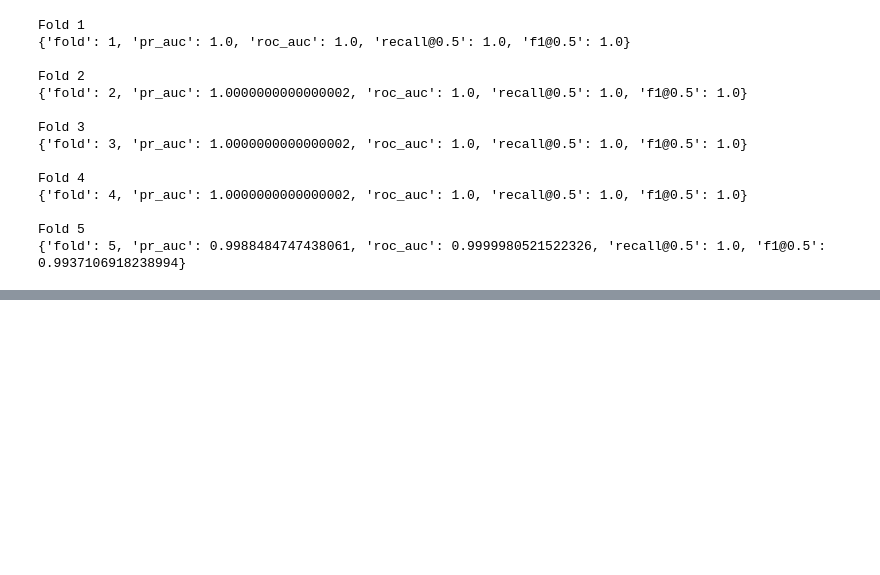
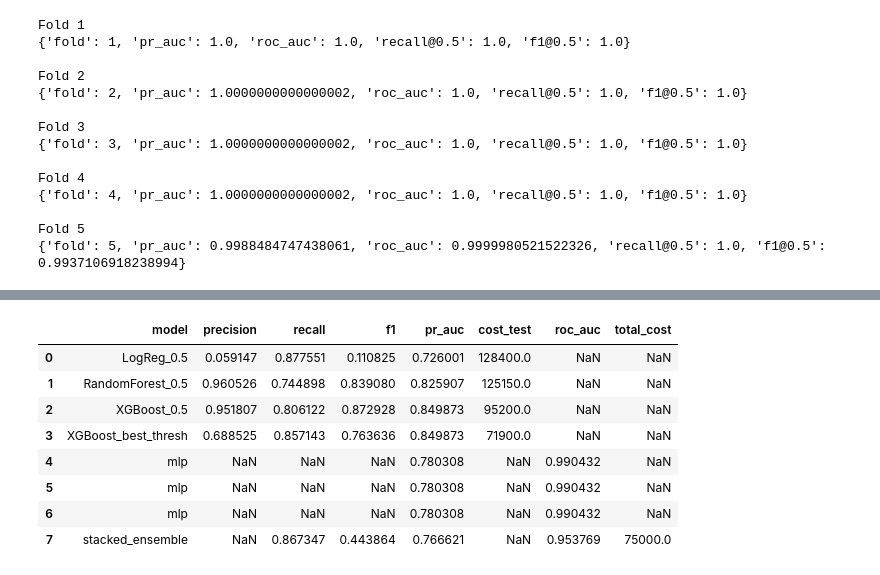
Before and after one commit to parthtiwari-dev/Fraud-Risk-Intelligence-System, a Jupyter notebook: notebooks/06_stacking_ensemble.ipynb, the cells around one changed output, grey strips where cells are left out. Saved outputs shown, nothing was run; the diff lists cells and outputs as text; code cells hidden in the pictures; blank space fills up the shorter version.

```diff
--- a/notebooks/06_stacking_ensemble.ipynb
+++ b/notebooks/06_stacking_ensemble.ipynb
@@ -273,0 +749,12 @@ cv_results
+# %%
+
+skf = StratifiedKFold(
+    n_splits=5,
+    shuffle=True,
+    random_state=SEED
+)
+
+print("StratifiedKFold configured:")
+print(" - n_splits:", skf.n_splits)
+print(" - shuffle:", skf.shuffle)
+print(" - random_state:", SEED)
@@ -273,0 +921,7 @@ cv_results
+# %%
+# Predict probabilities on test data
+y_test_proba_stack = stacker.predict_proba(X_meta_test)[:, 1]
+
+print("Test probability predictions generated.")
+print("Summary of predicted probabilities:")
+print(pd.Series(y_test_proba_stack).describe())
@@ -273,0 +1082,27 @@ cv_results
+# %%
+comp_path = "../experiments/metrics/model_comparison.csv"
+comparison = pd.read_csv(comp_path)
+
+# Add final ensemble row
+ensemble_row = pd.DataFrame([{
+    "model": "stacked_ensemble",
+    "pr_auc": pr_auc,
+    "roc_auc": roc_auc,
+    "recall": recall,
+    "f1": f1,
+    "total_cost": total_cost
+}])
+
+comparison = pd.concat([comparison, ensemble_row], ignore_index=True)
+
+comparison
+# %% [output]
+|  | model | precision | recall | f1 | pr_auc | cost_test | roc_auc | total_cost |
+| 0 | LogReg_0.5 | 0.059147 | 0.877551 | 0.110825 | 0.726001 | 128400.0 | NaN | NaN |
+| 1 | RandomForest_0.5 | 0.960526 | 0.744898 | 0.839080 | 0.825907 | 125150.0 | NaN | NaN |
+| 2 | XGBoost_0.5 | 0.951807 | 0.806122 | 0.872928 | 0.849873 | 95200.0 | NaN | NaN |
+| 3 | XGBoost_best_thresh | 0.688525 | 0.857143 | 0.763636 | 0.849873 | 71900.0 | NaN | NaN |
+| 4 | mlp | NaN | NaN | NaN | 0.780308 | NaN | 0.990432 | NaN |
+| 5 | mlp | NaN | NaN | NaN | 0.780308 | NaN | 0.990432 | NaN |
+| 6 | mlp | NaN | NaN | NaN | 0.780308 | NaN | 0.990432 | NaN |
+| 7 | stacked_ensemble | NaN | 0.867347 | 0.443864 | 0.766621 | NaN | 0.953769 | 75000.0 |
```
Also changed, not shown: parts of 63 cells of this notebook, 5 other files.
